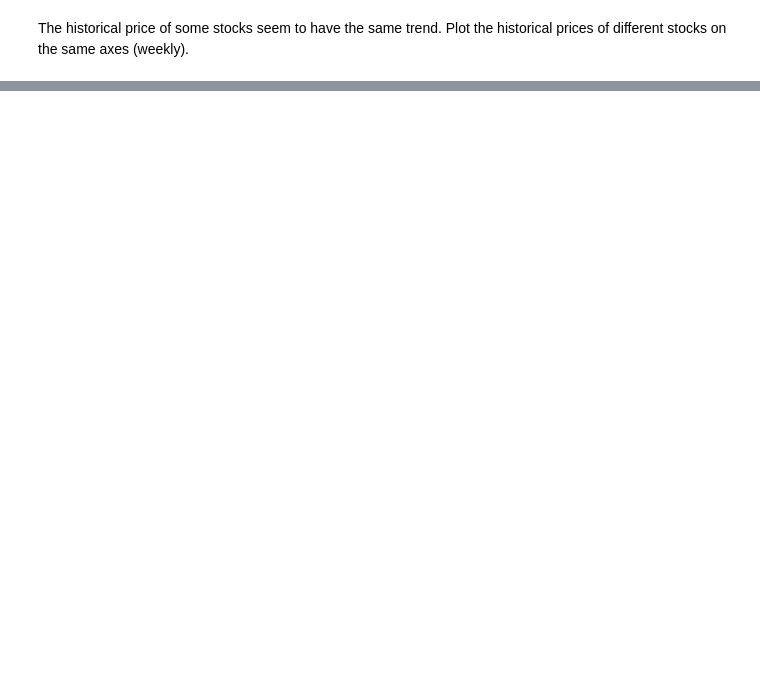
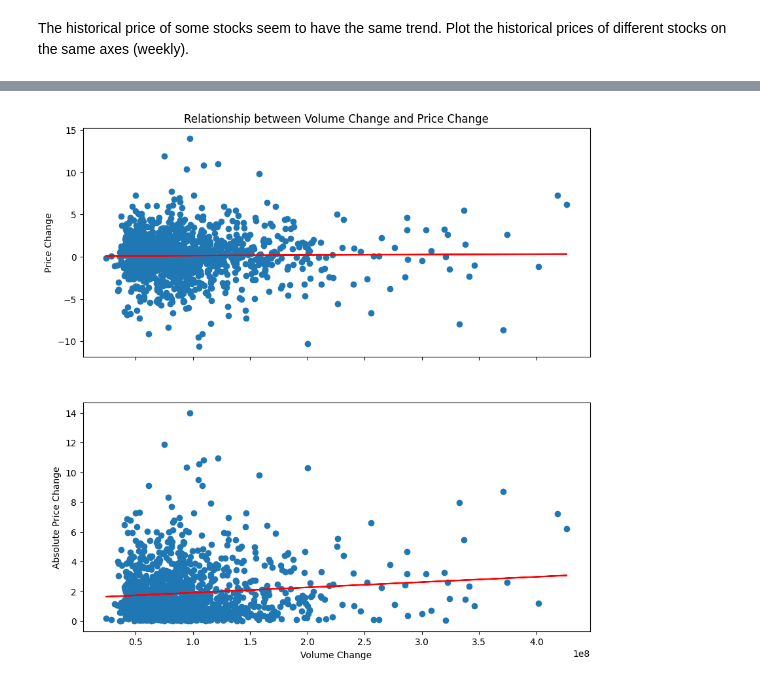
Before and after one commit to hannnying/repo, a Jupyter notebook: analysis.ipynb, the cells around one changed output, grey strips where cells are left out. Drawn from its saved outputs; the diff is of its cells as text; code cells hidden in the pictures; blank space fills up the shorter version.

Commit message:
Add graph that shows rs between volume change and price change

```diff
--- a/analysis.ipynb
+++ b/analysis.ipynb
@@ -101,0 +99,9 @@ The historical price of some stocks seem to have the same trend. Plot the histor
+# %%
+def create_lag_close_volume(df, days):
+    df = df.copy()
+    df["Lag_Close"+str(days)] = df["Close"].shift(days)
+    df["Close_Change"+str(days)] = df["Close"] - df["Lag_Close"+str(days)]
+    df["Lag_Volume"+str(days)] = df["Volume"].shift(days)
+    df["Volume_Change"+str(days)] = df["Volume"] - df["Lag_Volume"+str(days)]
+
+    return df
@@ -101,0 +132,38 @@ The historical price of some stocks seem to have the same trend. Plot the histor
+# %%
+from sklearn.linear_model import LinearRegression
+def volume_price_change_visualisation(stock, days):
+    ticker = yf.Ticker(stock)
+    lag_cv = create_lag_close_volume(ticker.history(period="5y"), days).iloc[1:]
+
+    # visualisations
+    fig, ax = plt.subplots(2, 1, figsize=(10,10), sharex="col")
+
+
+    x = lag_cv[[f"Lag_Volume{days}"]].values.reshape(-1,1)
+    y = lag_cv[f"Close_Change{days}"]
+    y_abs = abs(y)
+
+    def plot_scatter_regression(x, y, i):
+        # scatter plot and regression line
+        ax[i].scatter(x, y)
+        # linear regression
+        reg = LinearRegression()
+        reg.fit(x, y)
+        y_pred = reg.predict(x)
+        ax[i].plot(x, y_pred, c="red")
+
+        if i == 0:
+            ax[i].set_ylabel("Price Change")
+        else:
+            ax[i].set_ylabel("Absolute Price Change")
+
+    plot_scatter_regression(x, y, 0)
+    plot_scatter_regression(x, y_abs, 1)
+    ax[1].set_xlabel("Volume Change")
+    ax[0].set_title("Relationship between Volume Change and Price Change")
+
+    plt.show()
+# %%
+volume_price_change_visualisation("AAPL", 1)
+# %% [output]
+[figure, added]
```
Also changed, not shown: parts of 13 cells of this notebook.
